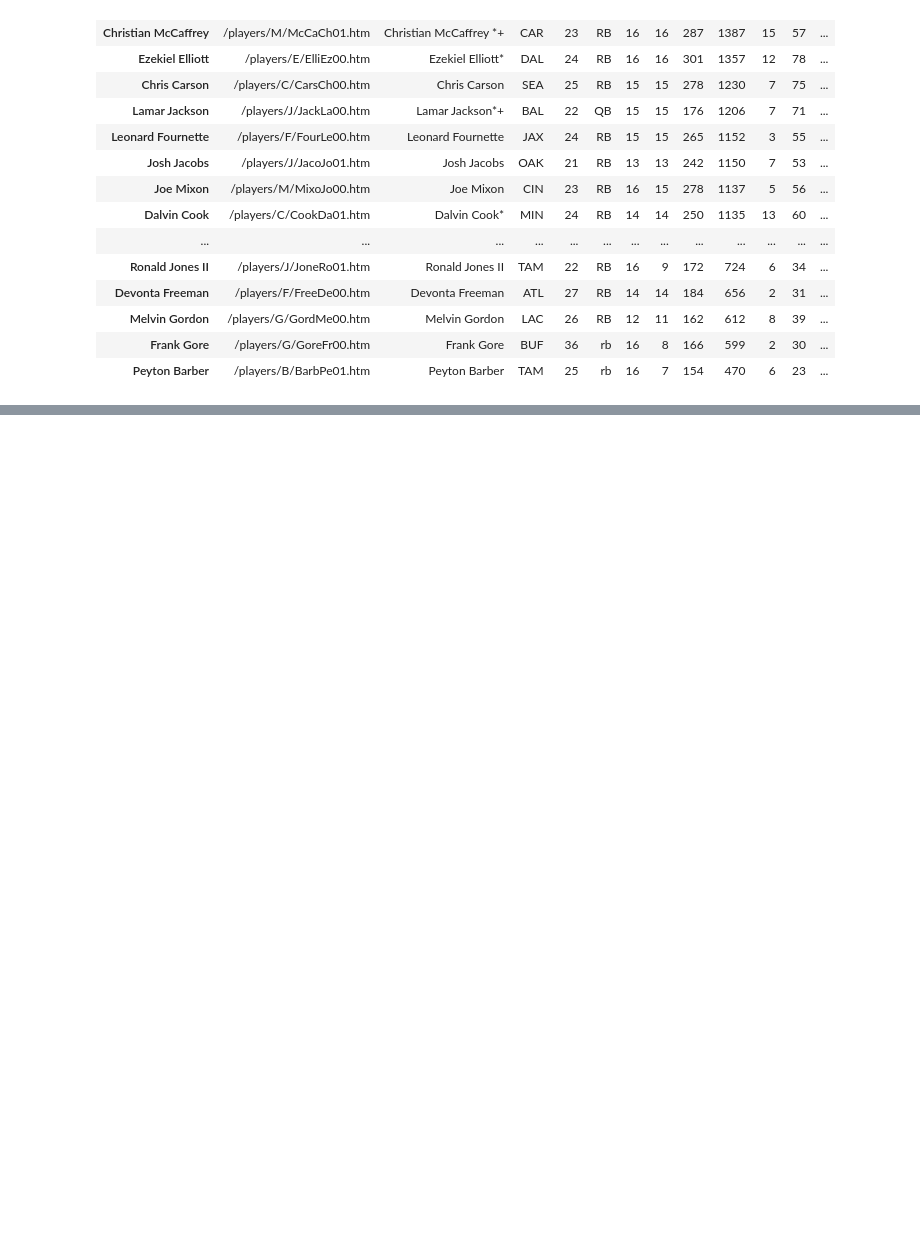
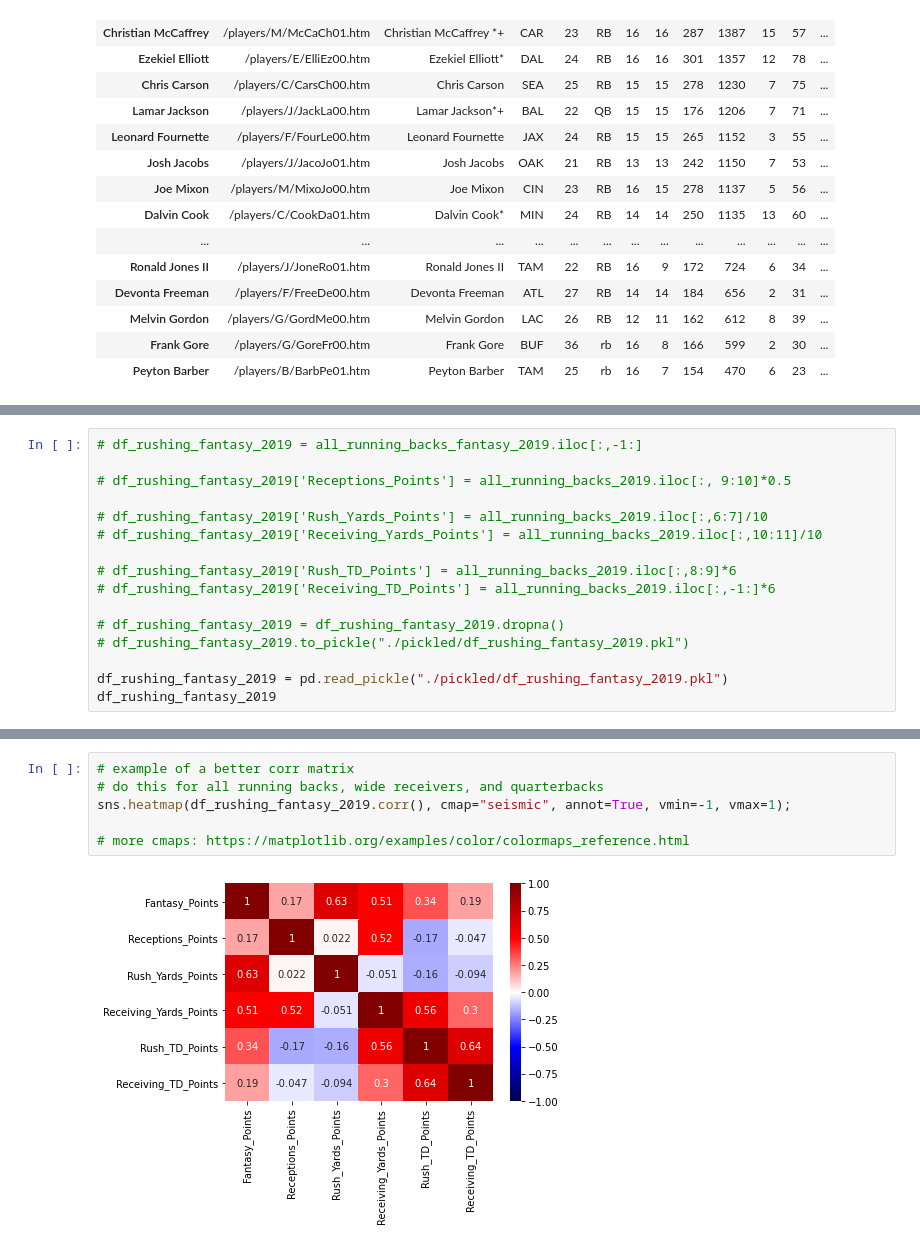
Before and after one commit to ridwan102/Fantasy_Football_Linear_Regression, a Jupyter notebook: fantasy.ipynb, the cells around one changed output, grey strips where cells are left out. Drawn from its saved outputs; the diff is of its cells as text; blank space fills up the shorter version.

```diff
--- a/fantasy.ipynb
+++ b/fantasy.ipynb
@@ -620,0 +94,16 @@ sns.regplot(x=phillip_lindsay_rb_2019['Total_Yards'], y = cin_2019['Defense_Rush
+# %%
+# df_rushing_fantasy_2019 = all_running_backs_fantasy_2019.iloc[:,-1:]
+
+# df_rushing_fantasy_2019['Receptions_Points'] = all_running_backs_2019.iloc[:, 9:10]*0.5
+
+# df_rushing_fantasy_2019['Rush_Yards_Points'] = all_running_backs_2019.iloc[:,6:7]/10
+# df_rushing_fantasy_2019['Receiving_Yards_Points'] = all_running_backs_2019.iloc[:,10:11]/10
+
+# df_rushing_fantasy_2019['Rush_TD_Points'] = all_running_backs_2019.iloc[:,8:9]*6
+# df_rushing_fantasy_2019['Receiving_TD_Points'] = all_running_backs_2019.iloc[:,-1:]*6
+
+# df_rushing_fantasy_2019 = df_rushing_fantasy_2019.dropna()
+# df_rushing_fantasy_2019.to_pickle("./pickled/df_rushing_fantasy_2019.pkl")
+
+df_rushing_fantasy_2019 = pd.read_pickle("./pickled/df_rushing_fantasy_2019.pkl")
+df_rushing_fantasy_2019
@@ -620,0 +134,8 @@ sns.regplot(x=phillip_lindsay_rb_2019['Total_Yards'], y = cin_2019['Defense_Rush
+# %%
+# example of a better corr matrix
+# do this for all running backs, wide receivers, and quarterbacks
+sns.heatmap(df_rushing_fantasy_2019.corr(), cmap="seismic", annot=True, vmin=-1, vmax=1);
+
+# more cmaps: https://matplotlib.org/examples/color/colormaps_reference.html
+# %% [output]
+[figure, added]
```
Also changed, not shown: parts of 59 cells of this notebook, 21 other files.
